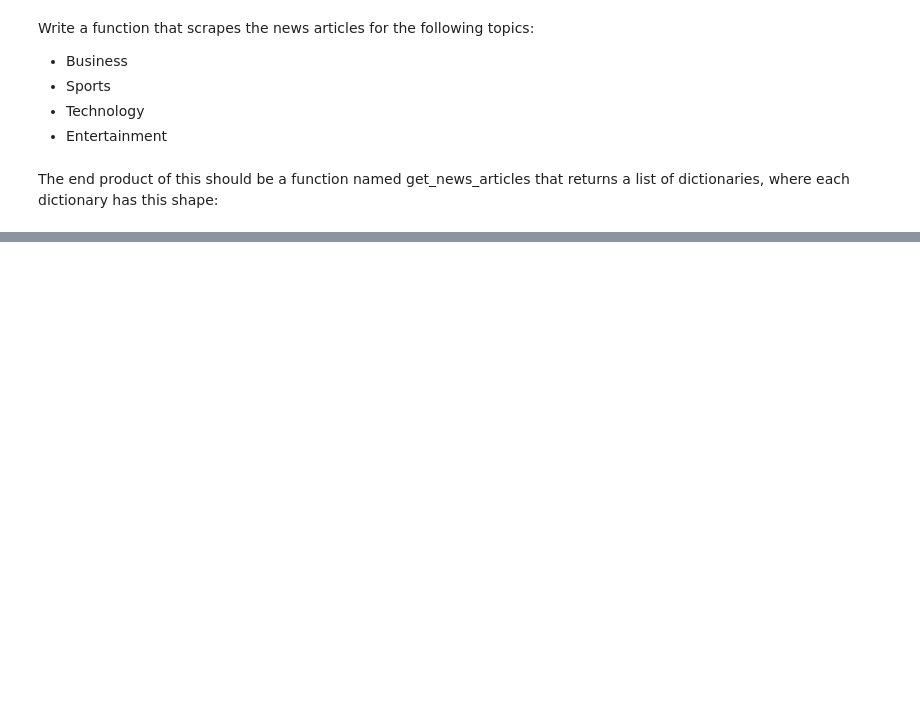
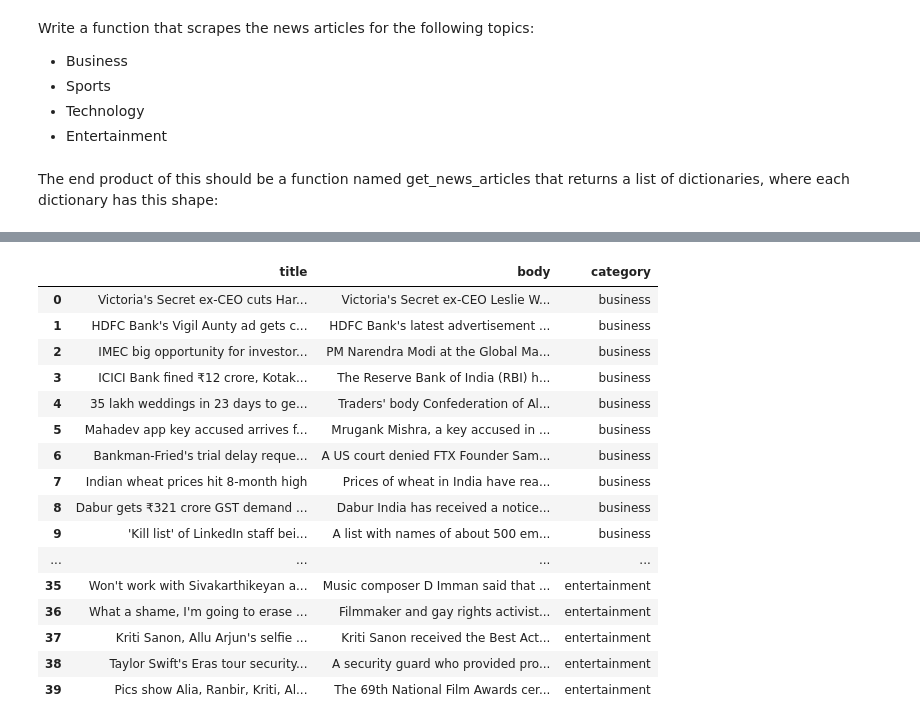
Before and after one commit to Joshua-Click/natural-language-processing-exercises, a Jupyter notebook: blog_articles.ipynb, the cells around one changed output, grey strips where cells are left out. Saved outputs shown, nothing was run; the diff lists cells and outputs as text; code cells hidden in the pictures; blank space fills up the shorter version.

```diff
--- a/blog_articles.ipynb
+++ b/blog_articles.ipynb
@@ -120,0 +145,2 @@ blog5_df
+# %%
+blog_links = [element['href'] for element in base_soup.find_all('a', class_='more-link')]
@@ -120,0 +162,12 @@ blog5_df
+# %%
+blog_contents = []
+for link in blog_links:
+    response= get(link, headers=headers)
+    soup = BeautifulSoup(response.text, 'html.parser')
+    title = soup.find('h1', class_='entry-title').text
+    body = soup.find('div', class_='entry-content').text.strip()
+
+    row = {'title' : title, 'article': body}
+
+    blog_contents.append(row)
+articles = pd.DataFrame(blog_contents)
@@ -134,0 +243,3 @@ The end product of this should be a function named get_news_articles that return
+# %%
+base_url = 'https://inshorts.com/en/read/'
+categories = ['business', 'sports', 'technology', 'entertainment']
@@ -134,0 +260,16 @@ The end product of this should be a function named get_news_articles that return
+# %%
+
+
+all_articles = pd.DataFrame(columns=['title','body','category'])
+for category in categories:
+
+    category_url = base_url + category
+
+    raw_content = get(category_url).text
+    soup = BeautifulSoup(raw_content, 'html.parser')
+
+    title = [element.text for element in soup.find_all('span', itemprop='headline')]
+    bodies = [element.text for element in soup.find_all('div', itemprop='articleBody')]
+    category_df = pd.DataFrame({'title': title, 'body': bodies, 'category': category})
+
+    all_articles = pd.concat([all_articles, category_df], axis=0, ignore_index=True)
@@ -134,0 +289,20 @@ The end product of this should be a function named get_news_articles that return
+# %%
+all_articles
+# %% [output]
+|  | title | body | category |
+| 0 | Victoria's Secret ex-CEO cuts Har... | Victoria's Secret ex-CEO Leslie W... | business |
+| 1 | HDFC Bank's Vigil Aunty ad gets c... | HDFC Bank's latest advertisement ... | business |
+| 2 | IMEC big opportunity for investor... | PM Narendra Modi at the Global Ma... | business |
+| 3 | ICICI Bank fined ₹12 crore, Kotak... | The Reserve Bank of India (RBI) h... | business |
+| 4 | 35 lakh weddings in 23 days to ge... | Traders' body Confederation of Al... | business |
+| 5 | Mahadev app key accused arrives f... | Mrugank Mishra, a key accused in ... | business |
+| 6 | Bankman-Fried's trial delay reque... | A US court denied FTX Founder Sam... | business |
+| 7 | Indian wheat prices hit 8-month high | Prices of wheat in India have rea... | business |
+| 8 | Dabur gets ₹321 crore GST demand ... | Dabur India has received a notice... | business |
+| 9 | 'Kill list' of LinkedIn staff bei... | A list with names of about 500 em... | business |
+| ... | ... | ... | ... |
+| 35 | Won't work with Sivakarthikeyan a... | Music composer D Imman said that ... | entertainment |
+| 36 | What a shame, I'm going to erase ... | Filmmaker and gay rights activist... | entertainment |
+| 37 | Kriti Sanon, Allu Arjun's selfie ... | Kriti Sanon received the Best Act... | entertainment |
+| 38 | Taylor Swift's Eras tour security... | A security guard who provided pro... | entertainment |
+| 39 | Pics show Alia, Ranbir, Kriti, Al... | The 69th National Film Awards cer... | entertainment |
```
Also changed, not shown: parts of 19 cells of this notebook.
